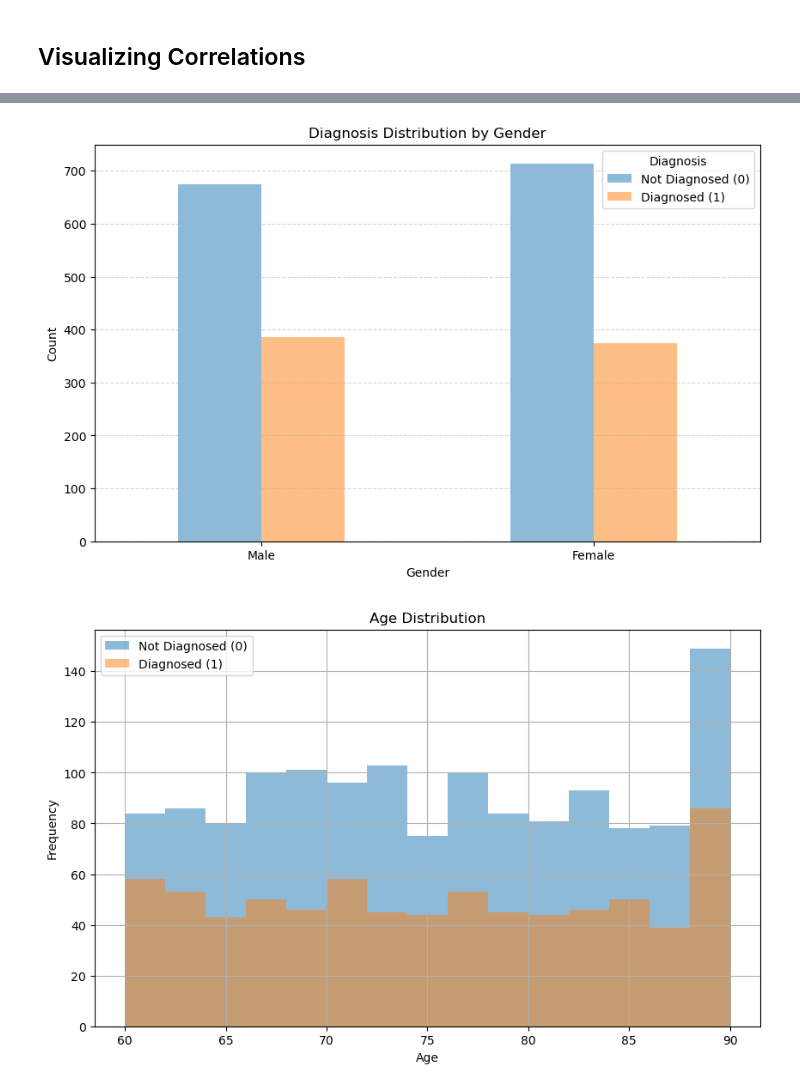
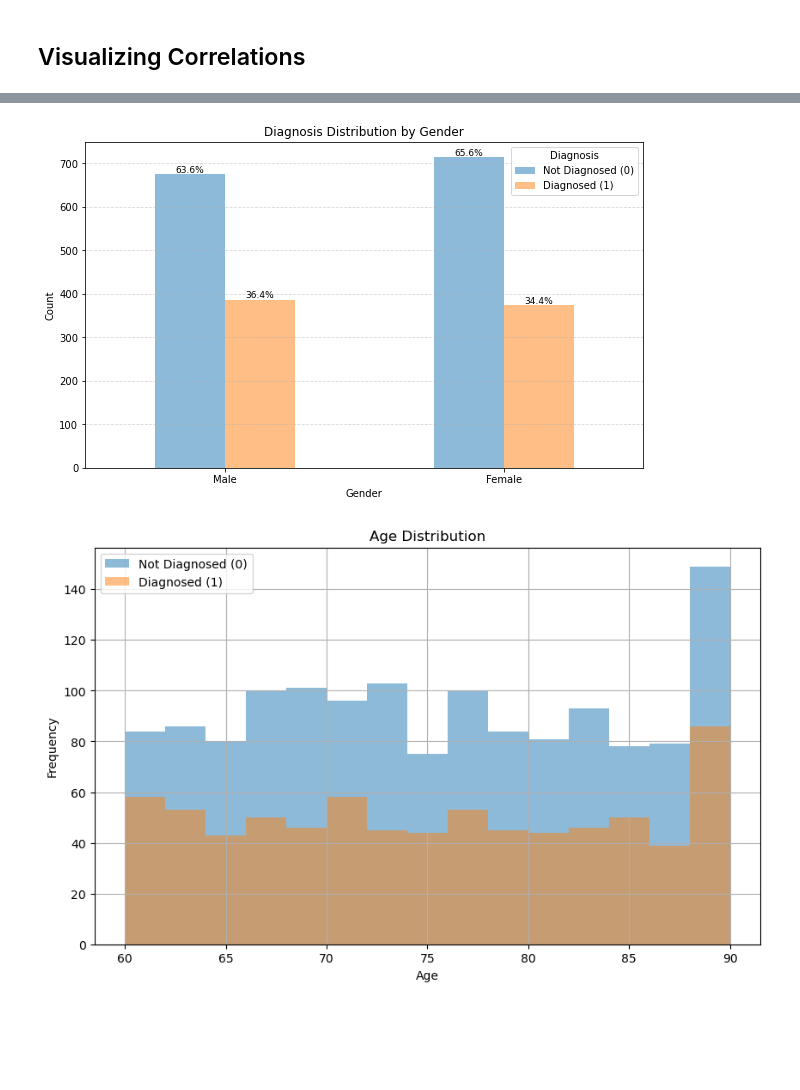
Before and after one commit to alekhyavittalam/alzheimers_diagnosis_prediction, a Jupyter notebook: alzheimers.ipynb, the cells around one changed output, grey strips where cells are left out. Saved outputs shown, nothing was run; the diff lists cells and outputs as text; code cells hidden in the pictures; blank space fills up the shorter version.

```diff
--- a/alzheimers.ipynb
+++ b/alzheimers.ipynb
@@ -184,7 +184,7 @@ import matplotlib.pyplot as plt
 
 # List of categorical variables
 categorical_groups = [
-    'Ethnicity', 'EducationLevel', 'Smoking', 'FamilyHistoryAlzheimers',
+    'Gender','Ethnicity', 'EducationLevel', 'Smoking', 'FamilyHistoryAlzheimers',
     'CardiovascularDisease', 'Diabetes', 'Depression', 'HeadInjury',
     'Hypertension', 'Confusion', 'Disorientation', 'PersonalityChanges',
     'DifficultyCompletingTasks', 'Forgetfulness'
@@ -246,18 +245,31 @@ for cat_var in categorical_groups:
 # %%
 # Plot the count of diagnoses split by gender
 gender_diagnosis_counts = df.groupby(['Gender', 'Diagnosis']).size().unstack(fill_value=0)
+pivot_percentages = gender_diagnosis_counts.div(gender_diagnosis_counts.sum(axis=1), axis=0) * 100
+
 ax = gender_diagnosis_counts.plot(kind='bar', figsize=(10, 6), alpha=0.5)
+
+# Add percentages on the bars
+for bars, diagnosis in zip(ax.containers, gender_diagnosis_counts.columns):
+    for bar, gender in zip(bars, gender_diagnosis_counts.index):
+        height = bar.get_height()
+        if height > 0:  # Only label bars with a positive height
+            percentage = pivot_percentages.loc[gender, diagnosis]
+            ax.annotate(f'{percentage:.1f}%',
+                        (bar.get_x() + bar.get_width() / 2, height),
+                        ha='center', va='bottom', fontsize=9, color='black')
 
 plt.title('Diagnosis Distribution by Gender')
 plt.xlabel('Gender')
 plt.ylabel('Count')
+ax.set_xticklabels(gender_diagnosis_counts.index)
 ax.set_xticklabels(['Male', 'Female'])
 plt.xticks(rotation=0)
 plt.legend(title='Diagnosis', labels=['Not Diagnosed (0)', 'Diagnosed (1)'])
 plt.grid(axis='y', linestyle='--', alpha=0.5)
 plt.show()
 # %% [output]
-[figure, old version]
+[figure, new version]
 # %%
 # Histograms for Age, split by Diagnosis
 diagnosis_labels = {0: 'Not Diagnosed (0)', 1: 'Diagnosed (1)'}
```
Also changed, not shown: parts of 9 cells of this notebook, 1 other file.
